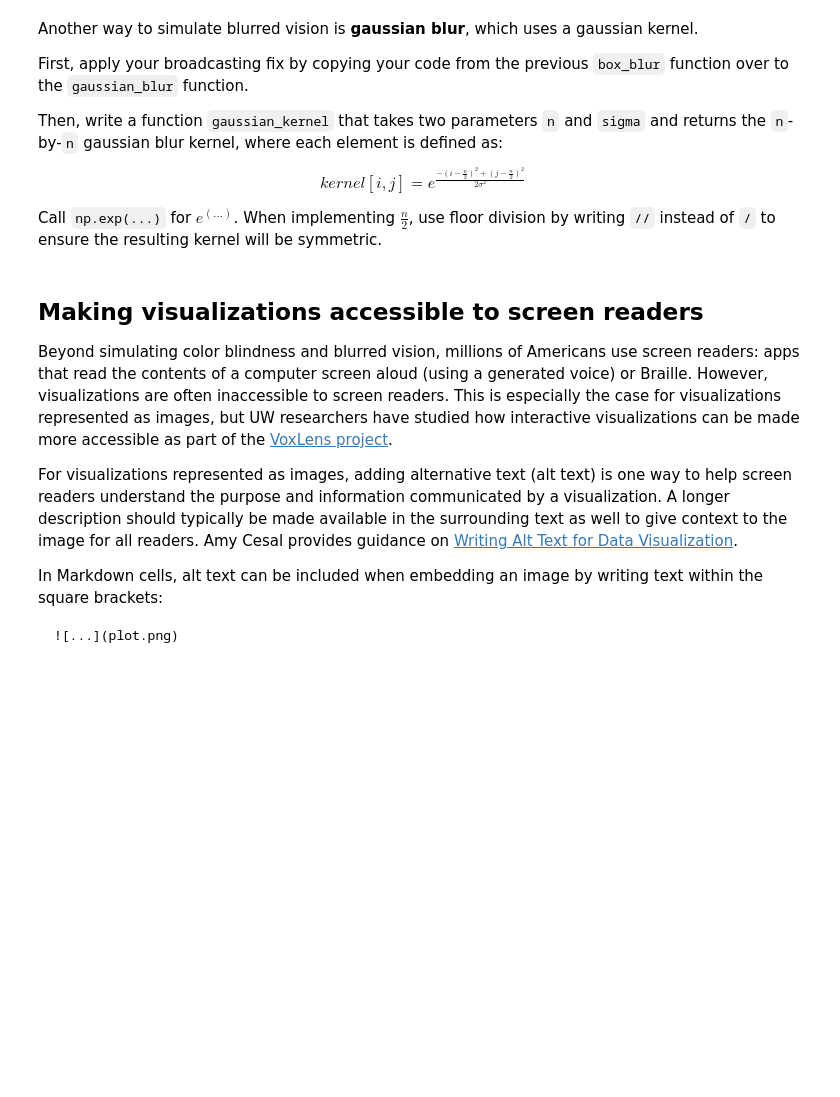
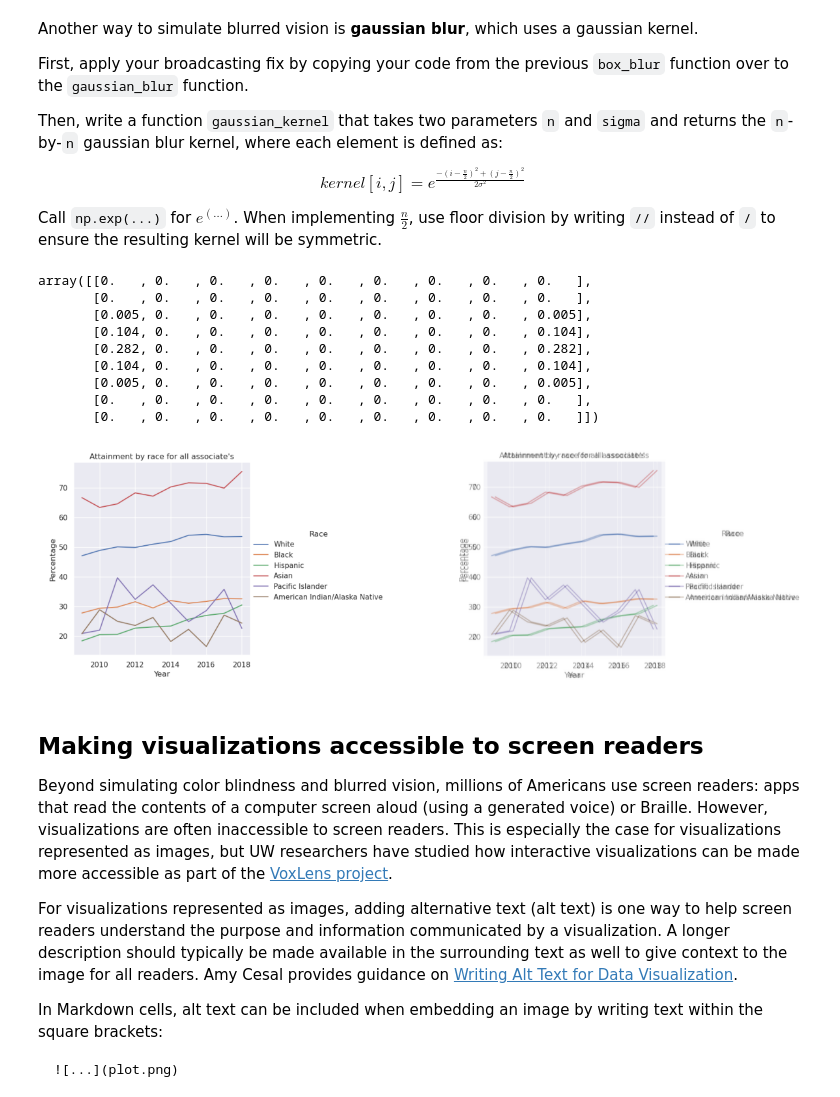
Before and after one commit to nishtha-priya1/cse163-nchs-nishtha, a Jupyter notebook: classwork/accessibility-simulations.ipynb, the cells around one changed output. Drawn from its saved outputs; the diff is of its cells as text; code cells hidden in the pictures; blank space fills up the shorter version.

```diff
--- a/classwork/accessibility-simulations.ipynb
+++ b/classwork/accessibility-simulations.ipynb
@@ -185,29 +185,41 @@ Call `np.exp(...)` for $e^{(...)}$. When implementing $\frac{n}{2}$, use floor d
 # %%
 def gaussian_kernel(n, sigma):
     kernel = np.zeros((n, n))
+    center = n // 2
     for i in range(n):
         for j in range(n):
-            kernel[i, j] = np.exp(-((i - n//2)**2 + (j - n//2)**2) / (2 * sigma**2))
+            kernel[i, j] = np.exp(-(i - center)**2 + (j - center)**2 / 2 * sigma**2)
     return kernel / np.sum(kernel)
-
 
 def gaussian_blur(image, kernel_size, smoothing_factor):
     # Prepare result shape
     image_height, image_width, image_channels = image.shape
     result = np.zeros((image_height - kernel_size + 1, image_width - kernel_size + 1, image_channels))
     result_height, result_width, result_channels = result.shape
 
     # Setup the box blur kernel as a 2-dimensional square array
     kernel = gaussian_kernel(kernel_size, smoothing_factor)
     display(kernel.round(3))
 
     # Apply the kernel via convolution to every subimage
     for i in range(result_height):
         for j in range(result_width):
             subimage = image[i:i + kernel_size, j:j + kernel_size]
-            result[i, j] = np.sum(subimage * kernel[:, :, np.newaxis], axis=(0, 1))
+            result[i, j] = np.sum(subimage * kernel[:, :, None], axis=(0, 1))
 
     return result.clip(0, 255).astype("uint8")
+compare(plot, gaussian_blur(plot, 9, 1.5)) # Try changing the kernel size and smoothing factor
+# %% [output]
+array([[0.   , 0.   , 0.   , 0.   , 0.   , 0.   , 0.   , 0.   , 0.   ],
+       [0.   , 0.   , 0.   , 0.   , 0.   , 0.   , 0.   , 0.   , 0.   ],
+       [0.005, 0.   , 0.   , 0.   , 0.   , 0.   , 0.   , 0.   , 0.005],
+       [0.104, 0.   , 0.   , 0.   , 0.   , 0.   , 0.   , 0.   , 0.104],
+       [0.282, 0.   , 0.   , 0.   , 0.   , 0.   , 0.   , 0.   , 0.282],
+       [0.104, 0.   , 0.   , 0.   , 0.   , 0.   , 0.   , 0.   , 0.104],
+       [0.005, 0.   , 0.   , 0.   , 0.   , 0.   , 0.   , 0.   , 0.005],
+       [0.   , 0.   , 0.   , 0.   , 0.   , 0.   , 0.   , 0.   , 0.   ],
+       [0.   , 0.   , 0.   , 0.   , 0.   , 0.   , 0.   , 0.   , 0.   ]])
+[figure, added]
 # %% [markdown]
 ## Making visualizations accessible to screen readers
 
```
Also changed, not shown: parts of 2 cells of this notebook, 1 other file.
